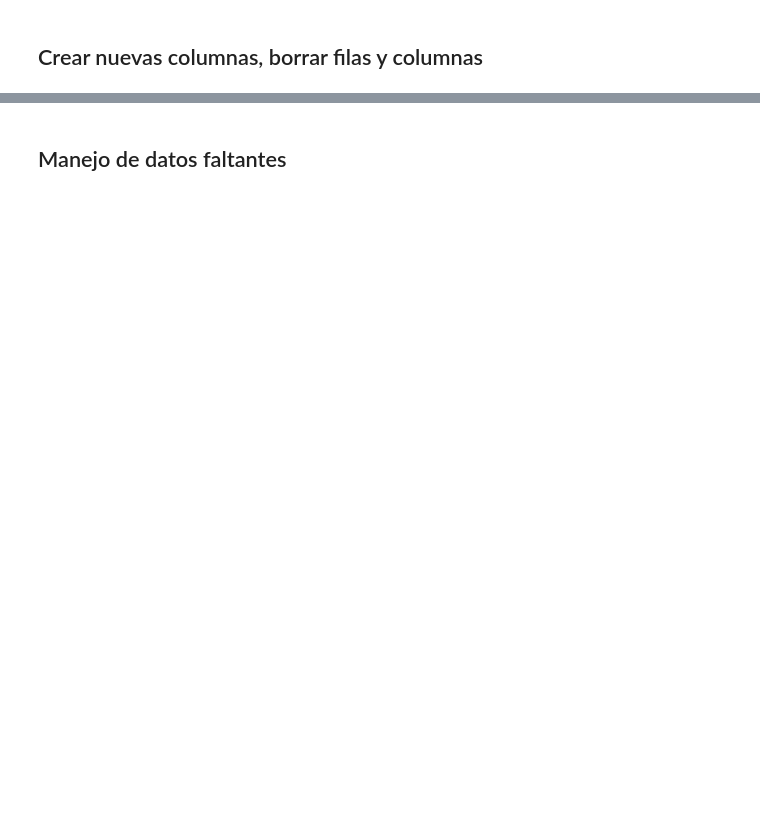
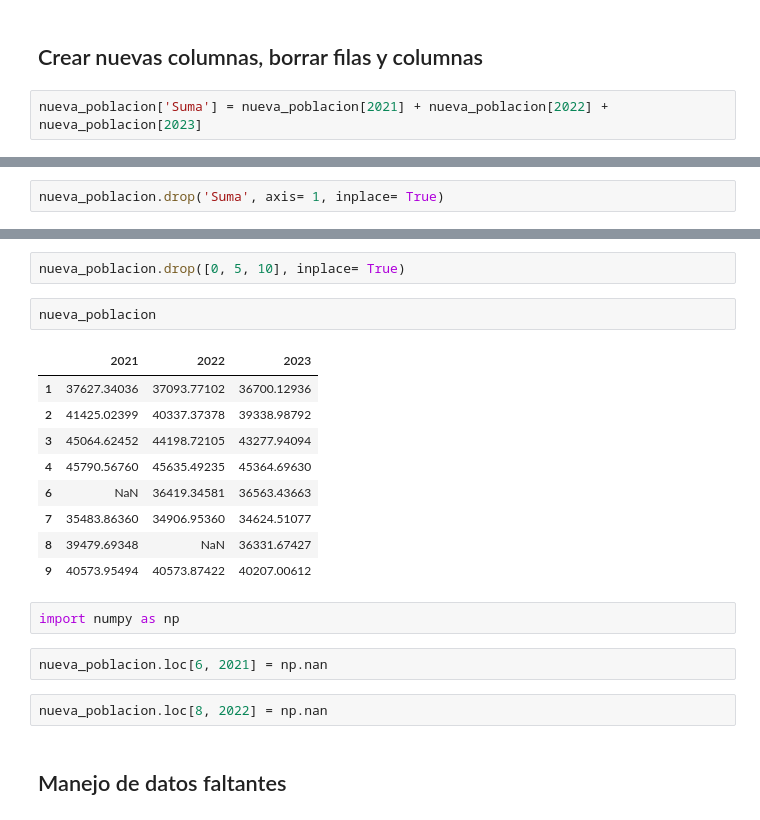
Before and after one commit to pyefiuna/Laboratorio, a Jupyter notebook: notebooks/Introduccion a Python/Primera_clase_Laboratorio_de_Python.ipynb, the cells around one changed output, grey strips where cells are left out. Saved outputs shown, nothing was run; the diff lists cells and outputs as text; blank space fills up the shorter version.

```diff
--- a/notebooks/Introduccion a Python/Primera_clase_Laboratorio_de_Python.ipynb
+++ b/notebooks/Introduccion a Python/Primera_clase_Laboratorio_de_Python.ipynb
@@ -238,2 +272,4 @@ Name: 3, dtype: object
 # %% [markdown]
 ## Crear nuevas columnas, borrar filas y columnas
+# %%
+nueva_poblacion['Suma'] = nueva_poblacion[2021] + nueva_poblacion[2022] + nueva_poblacion[2023]
@@ -239,0 +285,2 @@ Name: 3, dtype: object
+# %%
+nueva_poblacion.drop('Suma', axis= 1, inplace= True)
@@ -240,2 +296,22 @@ Name: 3, dtype: object
+# %%
+nueva_poblacion.drop([0, 5, 10], inplace= True)
+# %%
+nueva_poblacion
+# %% [output]
+|  | 2021 | 2022 | 2023 |
+| 1 | 37627.34036 | 37093.77102 | 36700.12936 |
+| 2 | 41425.02399 | 40337.37378 | 39338.98792 |
+| 3 | 45064.62452 | 44198.72105 | 43277.94094 |
+| 4 | 45790.56760 | 45635.49235 | 45364.69630 |
+| 6 | NaN | 36419.34581 | 36563.43663 |
+| 7 | 35483.86360 | 34906.95360 | 34624.51077 |
+| 8 | 39479.69348 | NaN | 36331.67427 |
+| 9 | 40573.95494 | 40573.87422 | 40207.00612 |
+# %%
+import numpy as np
+# %%
+nueva_poblacion.loc[6, 2021] = np.nan
+# %%
+nueva_poblacion.loc[8, 2022] = np.nan
 # %% [markdown]
 ## Manejo de datos faltantes
```
Also changed, not shown: parts of 19 cells of this notebook.
